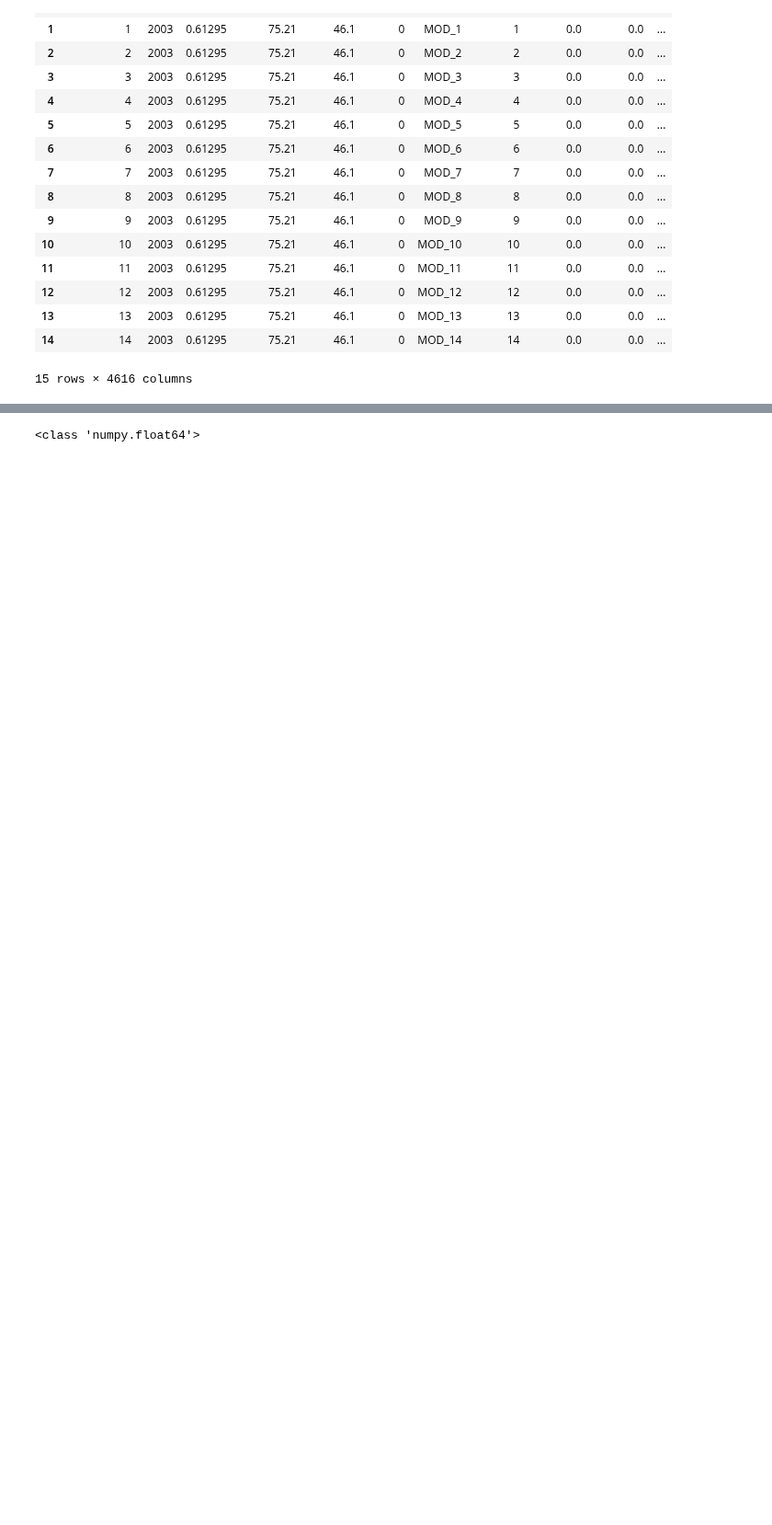
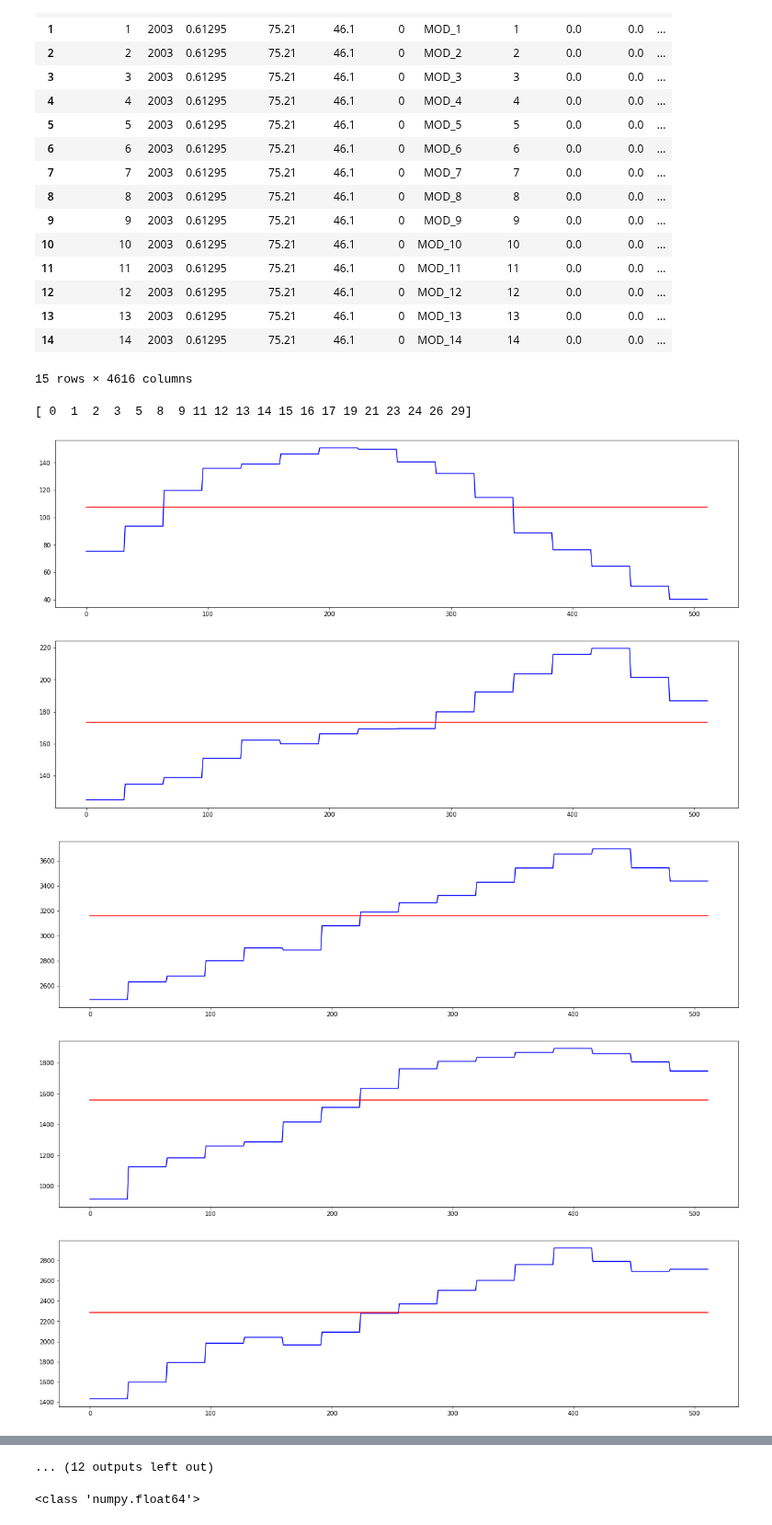
Before and after one commit to koyacolab/china, a Jupyter notebook: ChinaTFT_light_3run.ipynb, the cells around one changed output, grey strips where cells are left out. Shown at 92% size. Drawn from its saved outputs; the diff is of its cells as text; code cells hidden in the pictures; blank space fills up the shorter version.

```diff
--- a/ChinaTFT_light_3run.ipynb
+++ b/ChinaTFT_light_3run.ipynb
@@ -120,0 +96,42 @@ data[0:15]
+# %%
+from matplotlib import pyplot as plt
+
+data['county'] = data['county'].astype(int)
+
+# dff = data.copy()
+
+# # df = data[ data['county'] ==  4]
+
+print(data['county'].unique())
+
+mean_sownareas = []
+for county in list(data['county'].unique()):
+    df = data[ data['county'] ==  county]
+    X = [X for X in range(0, len(df['sownareas']))]
+
+    mean_sownarea = df['sownareas'].mean()
+    # print(type(mean_sownarea))
+    # print(type(mean_sownarea.round(2) * np.ones((len(X),1))))
+    mean_sownareas.extend(mean_sownarea.round(2) * np.ones((len(X),1)))
+
+    # print(mean_sownarea, df['sownareas'])
+
+    fig, ax1 = plt.subplots(nrows=1, ncols=1, figsize=(20,5))
+
+    ax1.plot(X, np.asarray(df['sownareas']), color='b', label="Actual")
+    ax1.plot(X, mean_sownarea * np.ones((len(X),1)), color='r', label="Mean")
+
+plt.show()
+
+print(len(mean_sownareas))
+
+data.insert(4, "mean_areas", np.asarray(mean_sownareas).astype(np.float64))
+
+data
+# %% [output]
+[ 0  1  2  3  5  8  9 11 12 13 14 15 16 17 19 21 23 24 26 29]
+[figure, added]
+[figure, added]
+[figure, added]
+[figure, added]
+[figure, added]
@@ -121,3 +144,4 @@ data[0:15]
+... (12 outputs left out)
 # %%
 data['years'] = data['years'].astype(str)
 data['county'] = data['county'].astype(str)
```
Also changed, not shown: parts of 15 cells of this notebook.
